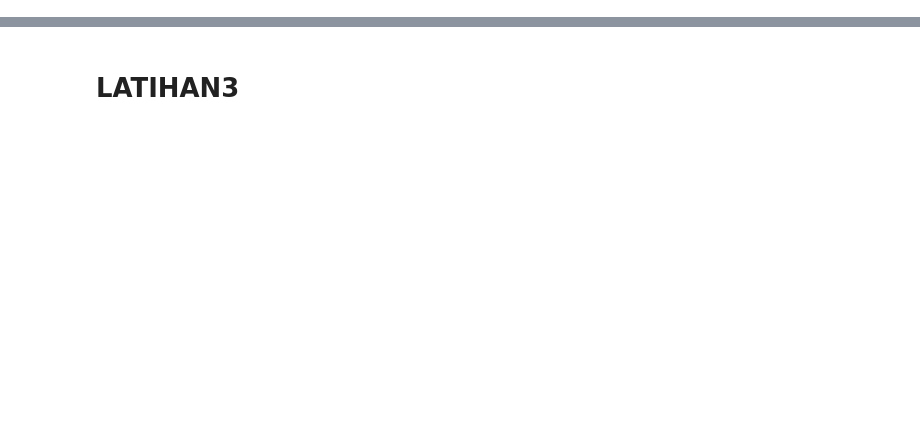
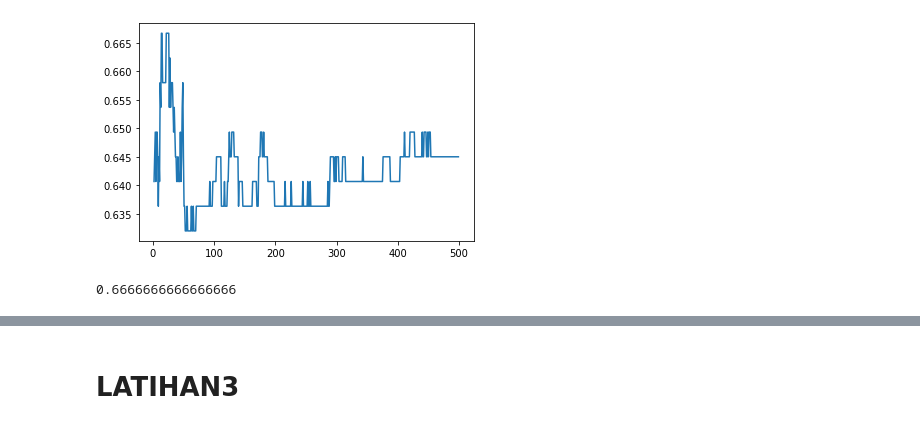
Before and after one commit to arshell19/DataMining, a Jupyter notebook: _sources/tugas_pendat/Latihan3.ipynb, the cells around one changed output, grey strips where cells are left out. Saved outputs shown, nothing was run; the diff lists cells and outputs as text; code cells hidden in the pictures; blank space fills up the shorter version.

```diff
--- a/_sources/tugas_pendat/Latihan3.ipynb
+++ b/_sources/tugas_pendat/Latihan3.ipynb
@@ -0,0 +131,7 @@
+# %%
+gnb = GaussianNB()
+gnb = gnb.fit(X_train, y_train)
+# Predicting the training set
+y_train_pred = gnb.predict(X_train)
+# Predicting the test set
+y_test_pred = gnb.predict(X_test)
@@ -0,0 +155,15 @@
+# %%
+clf = RandomForestClassifier(n_estimators=14, max_depth=2, random_state=0)
+# %%
+# bag = bag.fit(X_train, y_train)
+clf = clf.fit(X_train, y_train)
+# %%
+n = list(range(2,500))
+acuracy = []
+for i in n:
+  clf = RandomForestClassifier(n_estimators=i, max_depth=2, random_state=0)
+  clf = clf.fit(X_train, y_train)
+  y_test_pred = clf.predict(X_test)
+  bag_test = accuracy_score(y_test, y_test_pred)
+  print(f'acuracy n = {i} = {bag_test}')
+  acuracy.append(bag_test)
@@ -0,0 +188,12 @@
+# %%
+import matplotlib.pyplot as plt
+# n = list(range(2,500))
+plt.plot(n, acuracy)
+plt.show()
+# %% [output]
+[figure, added]
+# %%
+max(acuracy)
+# stacking
+# %% [output]
+0.6666666666666666
```
Also changed, not shown: parts of 48 cells of this notebook, 29 other files.
